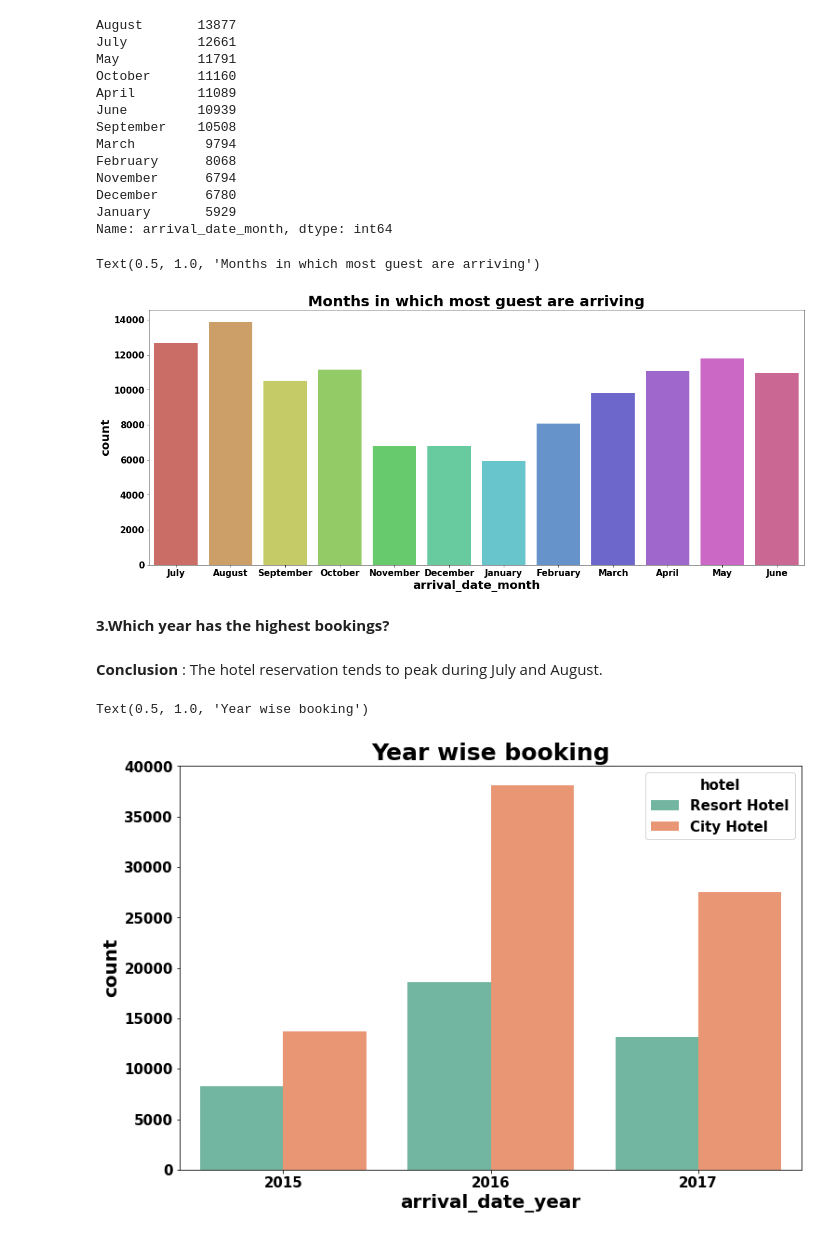
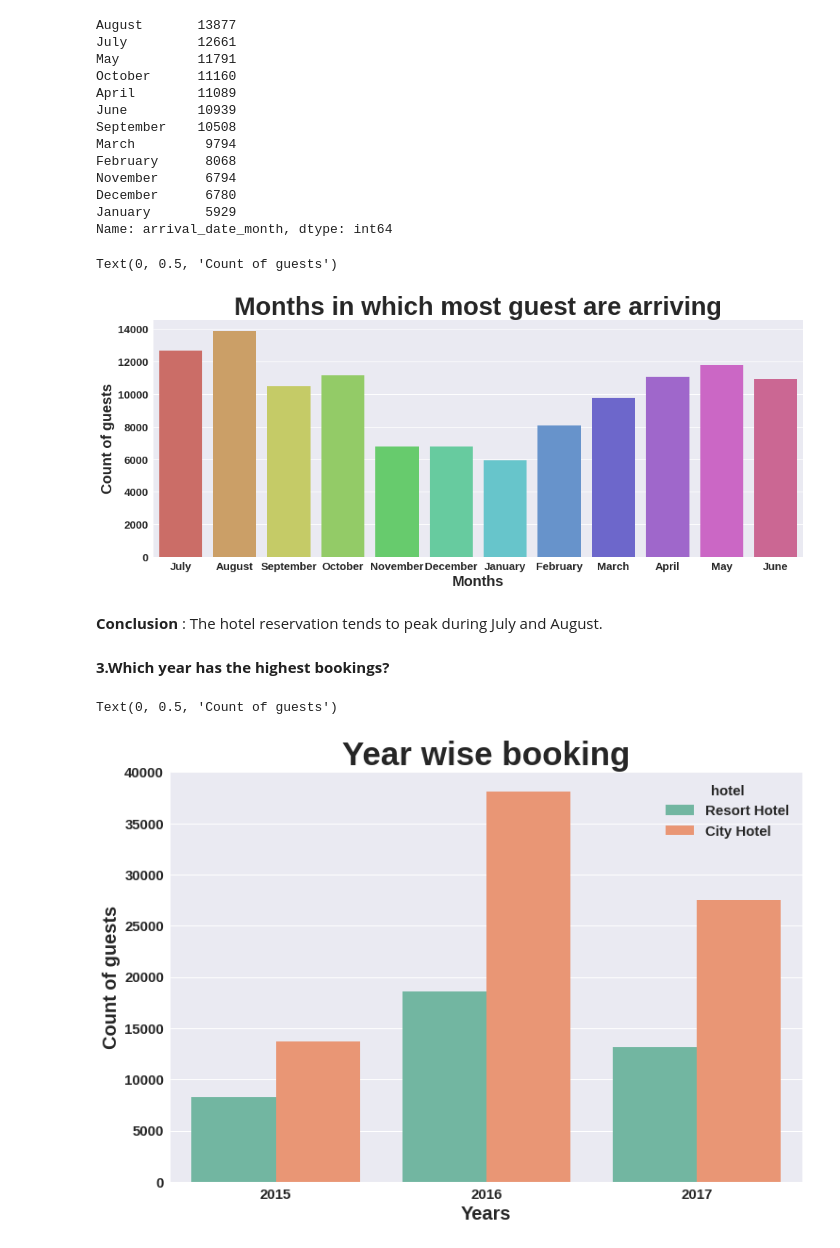
Before and after one commit to priyabodke41/Hotel-booking-analysis, a Jupyter notebook: Hotel_Booking_Analysis_Capstone_Project.ipynb, the cells around one changed output. Drawn from its saved outputs; the diff is of its cells as text; code cells hidden in the pictures.

```diff
--- a/Hotel_Booking_Analysis_Capstone_Project.ipynb
+++ b/Hotel_Booking_Analysis_Capstone_Project.ipynb
@@ -14,7 +14,8 @@ import matplotlib.pyplot as plt
 %matplotlib inline
 import seaborn as sns
 # %%
-plt.rcParams['axes.titlesize']=25
+plt.style.use('seaborn')
+plt.rcParams['axes.titlesize']=35
 plt.rcParams['axes.titleweight']='bold'
 plt.rcParams['xtick.labelsize']=15
 plt.rcParams['ytick.labelsize']=15
@@ -236,22 +237,26 @@ December      6780
 January       5929
 Name: arrival_date_month, dtype: int64
 # %%
-plt.figure(figsize=(20,8))
+plt.figure(figsize=(16,6))
 sns.countplot(hoteldf.arrival_date_month, palette='hls')
 plt.title('Months in which most guest are arriving')
+plt.xlabel('Months')
+plt.ylabel('Count of guests')
 # %% [output]
-Text(0.5, 1.0, 'Months in which most guest are arriving')
+Text(0, 0.5, 'Count of guests')
-[figure, old version]
+[figure, new version]
+# %% [markdown]
+**Conclusion** : The hotel reservation tends to peak during July and August.
 # %% [markdown]
 **3.Which year has the highest bookings?**
-# %% [markdown]
-**Conclusion** : The hotel reservation tends to peak during July and August.
 # %%
 
 plt.figure(figsize=(12,8))
 sns.countplot(hoteldf.arrival_date_year,hue=hoteldf.hotel,palette='Set2')
 plt.title('Year wise booking')
+plt.xlabel('Years')
+plt.ylabel('Count of guests')
 # %% [output]
-Text(0.5, 1.0, 'Year wise booking')
+Text(0, 0.5, 'Count of guests')
-[figure, old version]
+[figure, new version]
 # %% [markdown]
```
Also changed, not shown: parts of 14 cells of this notebook.
